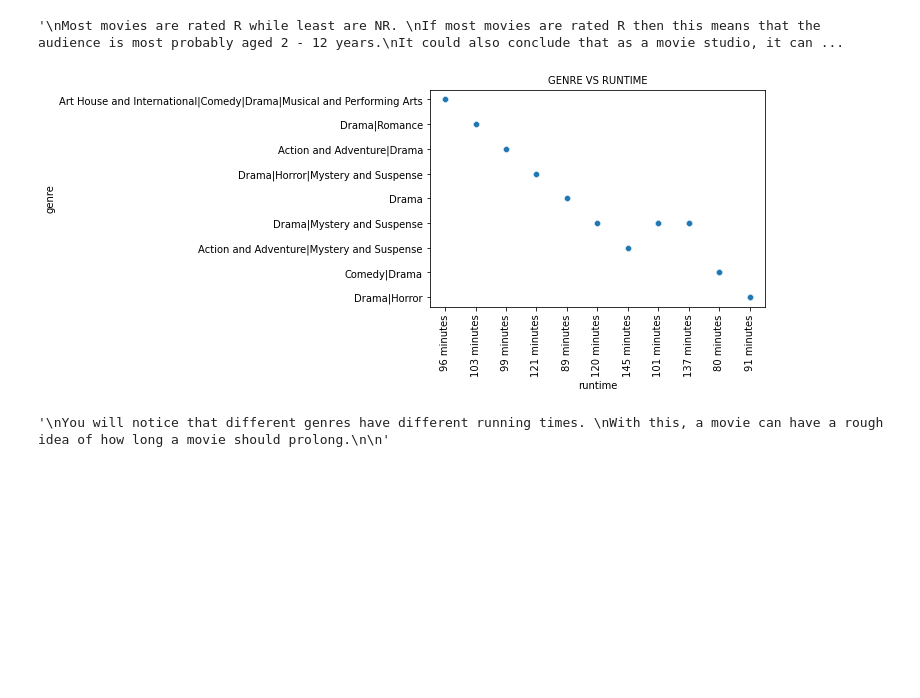
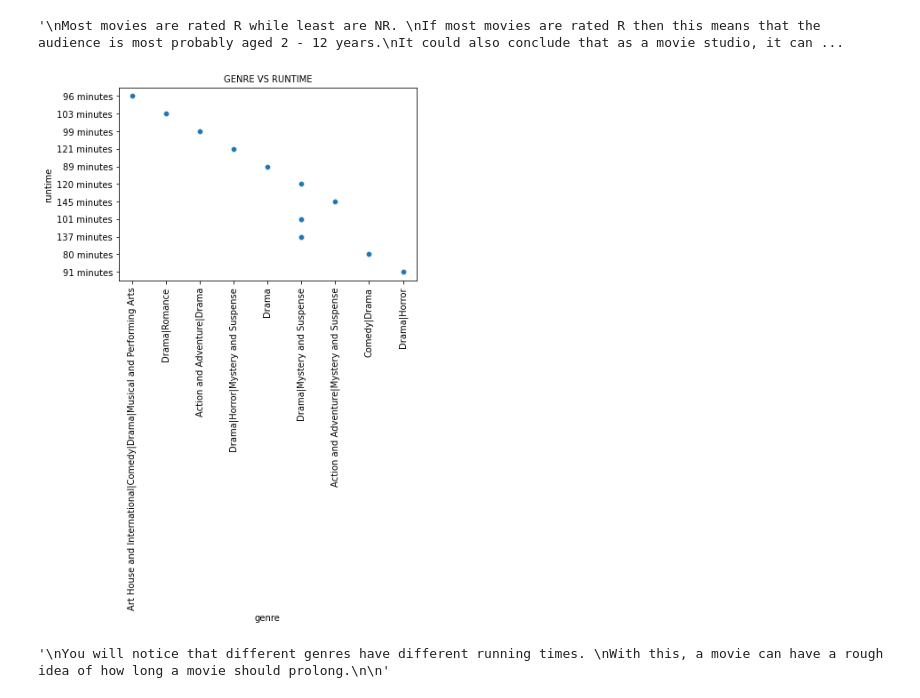
Before and after one commit to manamary/dsc-phase-1-project-v2-4, a Jupyter notebook: student.ipynb, the cells around one changed output. Saved outputs shown, nothing was run; the diff lists cells and outputs as text; code cells hidden in the pictures; blank space fills up the shorter version.

```diff
--- a/student.ipynb
+++ b/student.ipynb
@@ -691,15 +675,15 @@ a certain audience.
 # %% [output]
 '\nMost movies are rated R while least are NR. \nIf most movies are rated R then this means that the audience is most probably aged 2 - 12 years.\nIt could also conclude that as a movie studio, it can ...
 # %%
-# Most movies have a run time of?
-sns.scatterplot(x = 'runtime', y = 'genre', data = film1)
+# correlation between genre and running time
+sns.scatterplot(x = 'genre', y = 'runtime', data = film1)
 plt.title('GENRE VS RUNTIME', fontsize = 10)
-plt.xlabel('runtime', fontsize = 10)
-plt.ylabel('genre', fontsize = 10)
+plt.xlabel('genre', fontsize = 10)
+plt.ylabel('runtime', fontsize = 10)
 plt.xticks(rotation=90);
 plt.show()
 # %% [output]
-[figure, old version]
+[figure, new version]
 # %%
 """
 You will notice that different genres have different running times.
```
Also changed, not shown: parts of 4 cells of this notebook.
